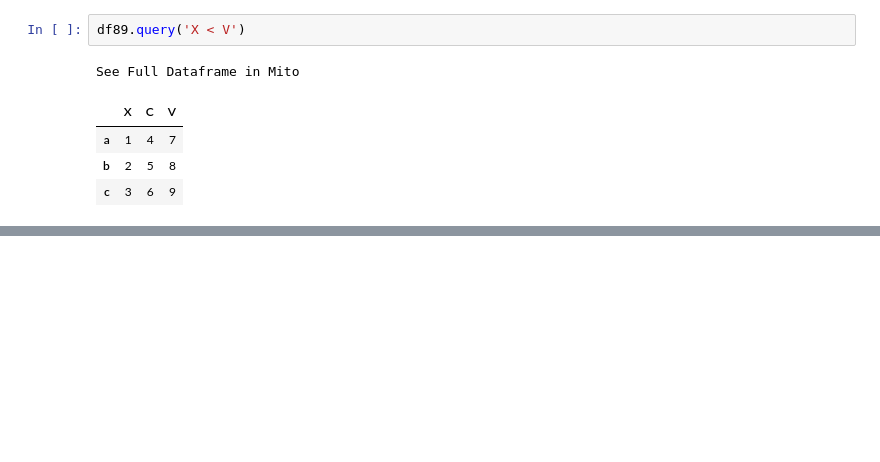
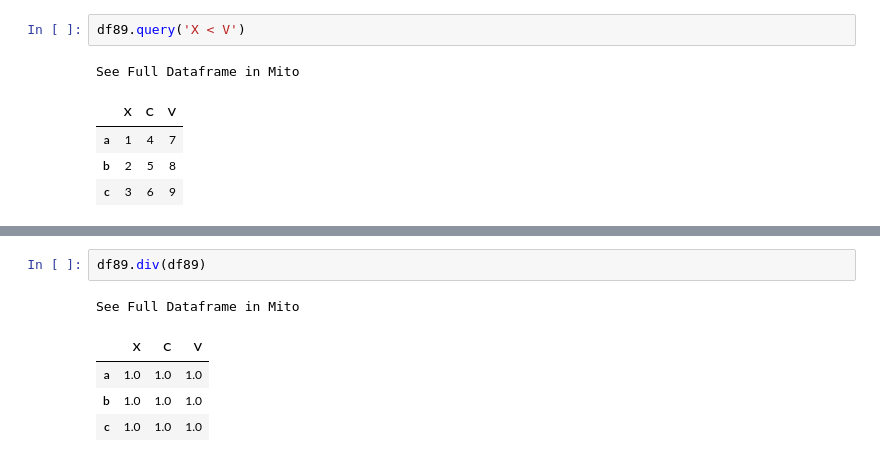
Before and after one commit to TherealVL/Ejercicios_Pandas, a Jupyter notebook: Ejercicios_Panda.ipynb, the cells around one changed output, grey strips where cells are left out. Cells and saved outputs as stored; diff of their text form; blank space fills up the shorter version.

```diff
--- a/Ejercicios_Panda.ipynb
+++ b/Ejercicios_Panda.ipynb
@@ -1289,0 +1317,8 @@ See Full Dataframe in Mito
+# %%
+df89.div(df89)
+# %% [output]
+See Full Dataframe in Mito
+|  | X | C | V |
+| a | 1.0 | 1.0 | 1.0 |
+| b | 1.0 | 1.0 | 1.0 |
+| c | 1.0 | 1.0 | 1.0 |
```
Also changed, not shown: parts of 4 cells of this notebook.
